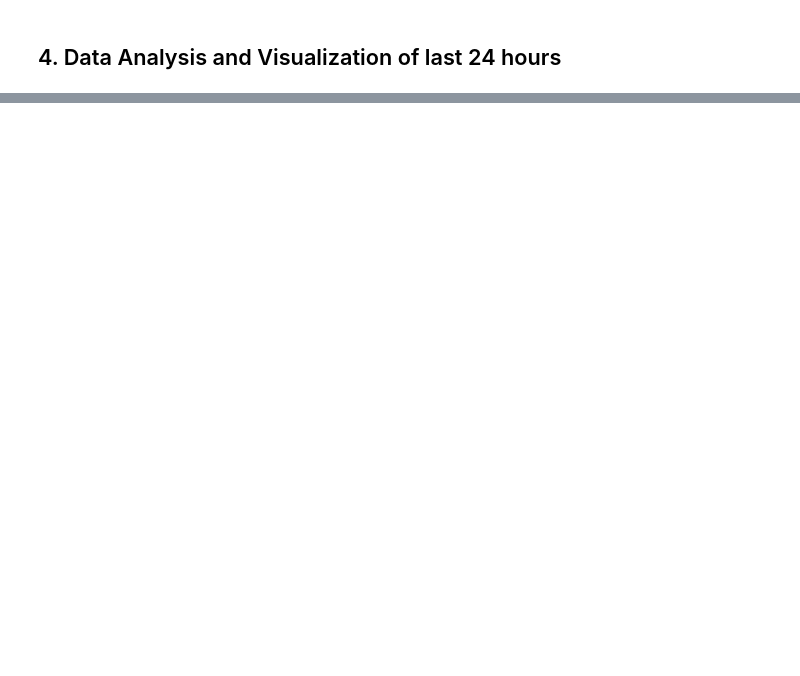
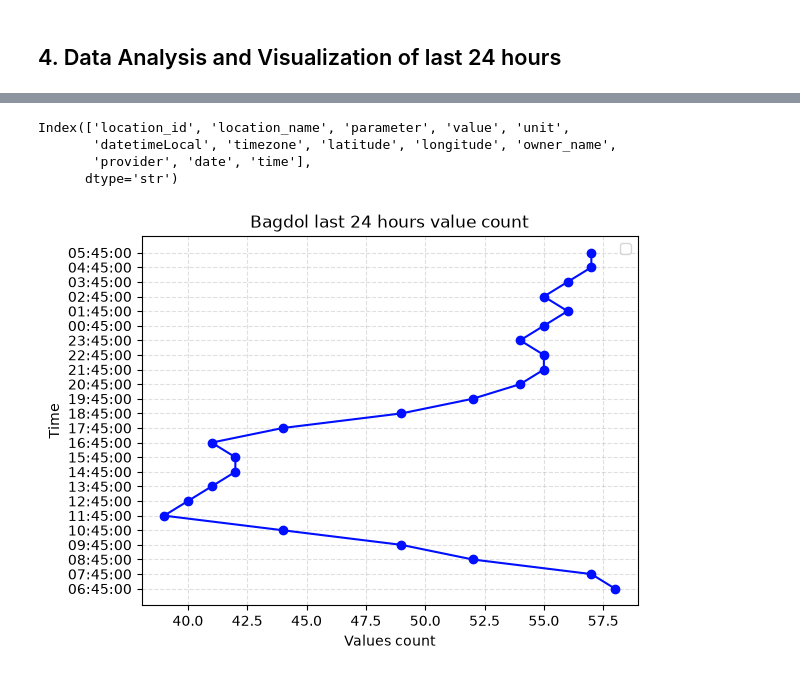
Before and after one commit to Laxmination/Kathmandu-PM2.5-Forecasting, a Jupyter notebook: RelativeHumidity/Gothatar data analysis.ipynb, the cells around one changed output, grey strips where cells are left out. Cells and saved outputs as stored; diff of their text form; code cells hidden in the pictures; blank space fills up the shorter version.

```diff
--- a/RelativeHumidity/Gothatar data analysis.ipynb
+++ b/RelativeHumidity/Gothatar data analysis.ipynb
@@ -400,2 +252,5 @@ plt.show()
 # %% [markdown]
 ## 4. Data Analysis and Visualization of last 24 hours
+# %%
+df24 = pd.read_csv('cleaned_GothatarLast24hours.csv')
+df24
@@ -401,0 +284,18 @@ plt.show()
+# %%
+df24.columns
+# %% [output]
+Index(['location_id', 'location_name', 'parameter', 'value', 'unit',
+       'datetimeLocal', 'timezone', 'latitude', 'longitude', 'owner_name',
+       'provider', 'date', 'time'],
+      dtype='str')
+# %%
+# Line Plot
+plt.plot(df24['value'], df24['time'], color='#000fff', marker='o')
+plt.xlabel('Values count')
+plt.ylabel('Time')
+plt.title('Bagdol last 24 hours value count')
+plt.grid(linestyle='--', alpha=0.4)
+plt.legend()
+plt.show()
+# %% [output]
+[figure, added]
```
Also changed, not shown: parts of 34 cells of this notebook, 1 other file.
